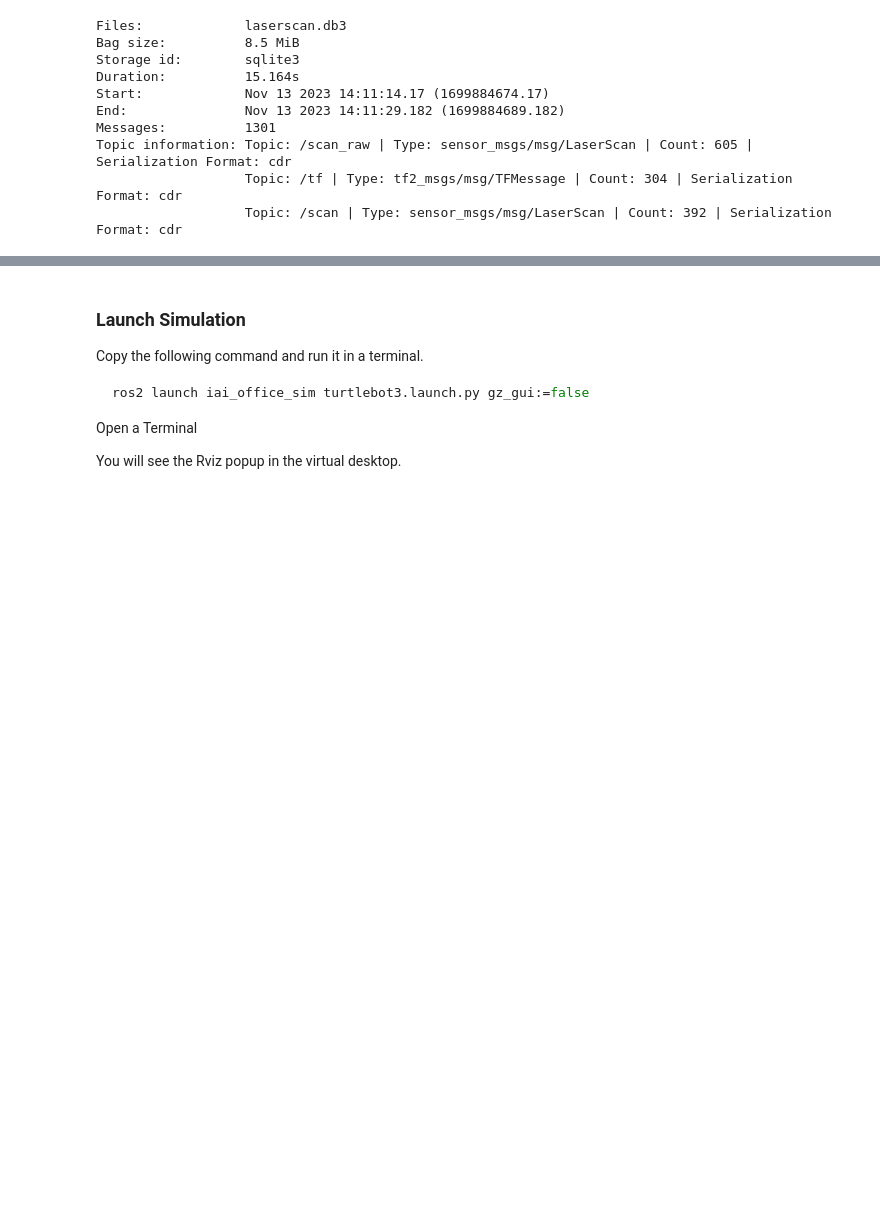
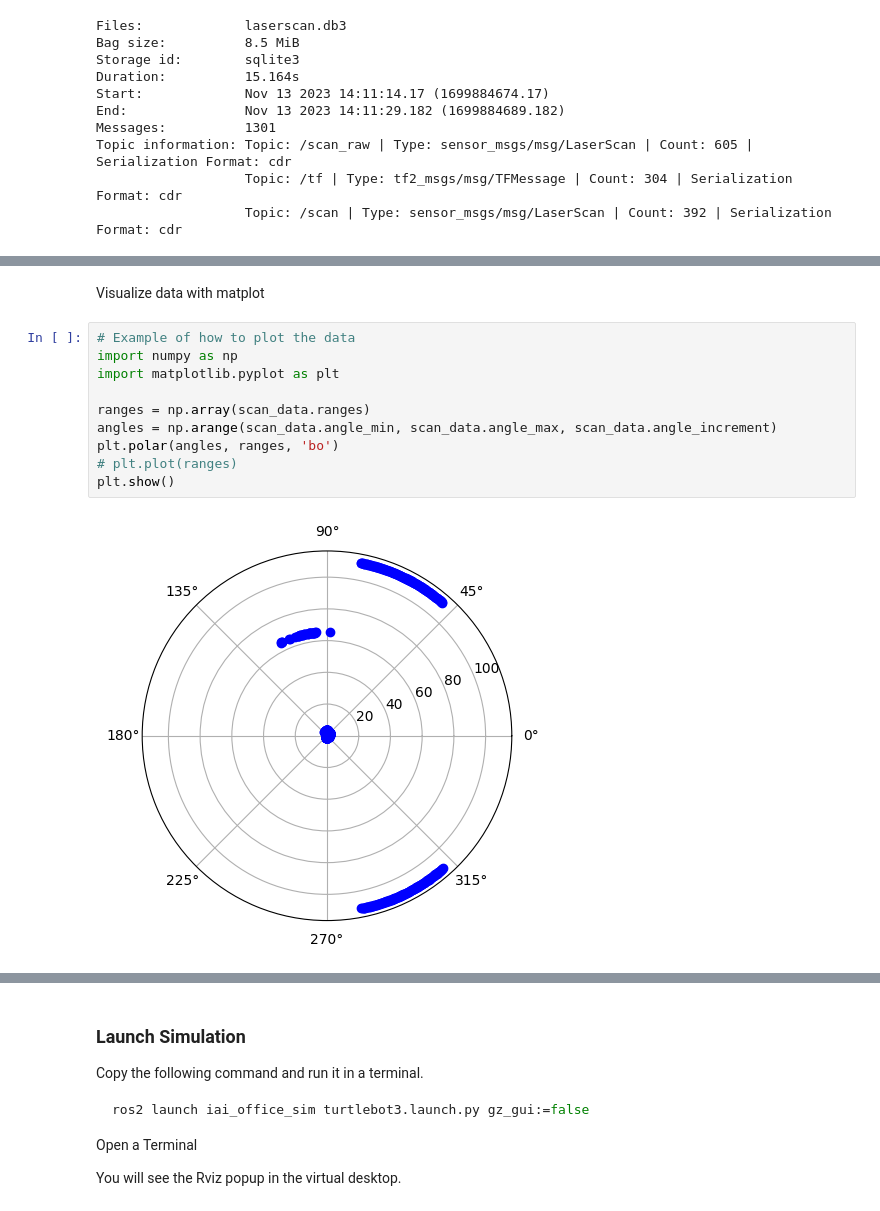
Before and after one commit to IntEL4CoRo/iis-exercises, a Jupyter notebook: 03_sensors/sensors.ipynb, the cells around one changed output, grey strips where cells are left out. Saved outputs shown, nothing was run; the diff lists cells and outputs as text; blank space fills up the shorter version.

Commit message:
add sensor data tutorial

```diff
--- a/03_sensors/sensors.ipynb
+++ b/03_sensors/sensors.ipynb
@@ -70,0 +222,14 @@ print(f"2.356194496154785 in degrees is {math.degrees(2.356194496154785)}")
+# %% [markdown]
+Visualize data with matplot
+# %%
+# Example of how to plot the data
+import numpy as np
+import matplotlib.pyplot as plt
+
+ranges = np.array(scan_data.ranges)
+angles = np.arange(scan_data.angle_min, scan_data.angle_max, scan_data.angle_increment)
+plt.polar(angles, ranges, 'bo')
+# plt.plot(ranges)
+plt.show()
+# %% [output]
+[figure, added]
```
Also changed, not shown: parts of 22 cells of this notebook, 1 other file.
